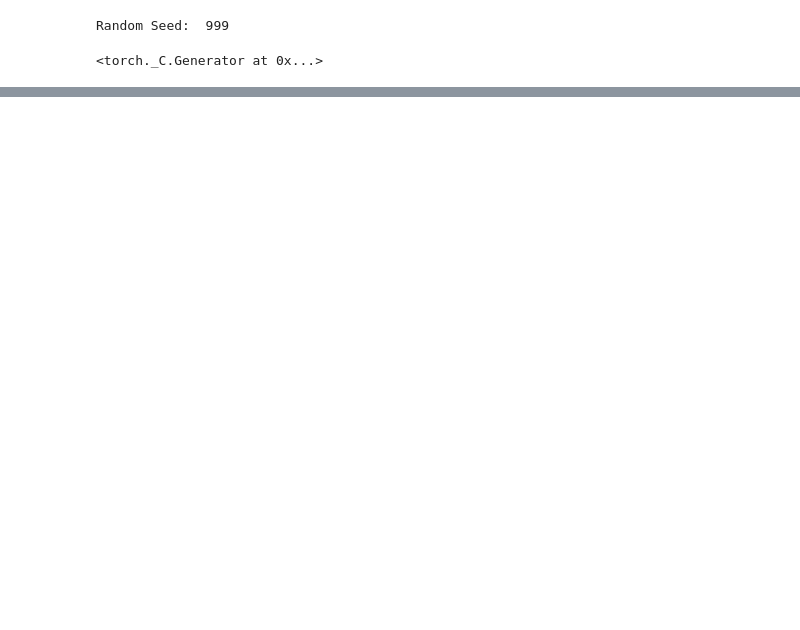
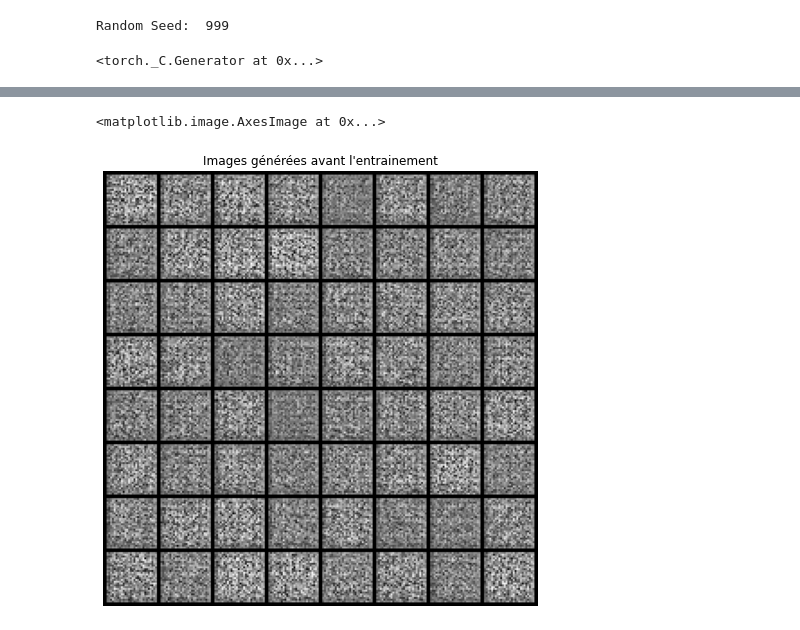
Before and after one commit to hippolyte456/GenerativeNN, a Jupyter notebook: digitGAN.ipynb, the cells around one changed output, grey strips where cells are left out. Cells and saved outputs as stored; diff of their text form; code cells hidden in the pictures; blank space fills up the shorter version.

```diff
--- a/digitGAN.ipynb
+++ b/digitGAN.ipynb
@@ -374,0 +462,9 @@ for epoch in range(num_epochs):
+# %%
+# Create the generator
+netG = Generator(ngpu).to(device)
+netG.apply(weights_init)
+#on affiche les paramètres du modèle
+
+# Create the Discriminator
+netD = Discriminator(ngpu).to(device)
+netD.apply(weights_init)
@@ -374,0 +588,8 @@ for epoch in range(num_epochs):
+# %%
+fig = plt.figure(figsize=(8,8))
+plt.axis("off")
+plt.title("Images générées avant l'entrainement")
+plt.imshow(np.transpose(vutils.make_grid(img_list, padding=2, normalize=True).cpu(),(1,2,0)))
+# %% [output]
+<matplotlib.image.AxesImage at 0x...>
+[figure, added]
```
Also changed, not shown: parts of 40 cells of this notebook, 10 other files.
